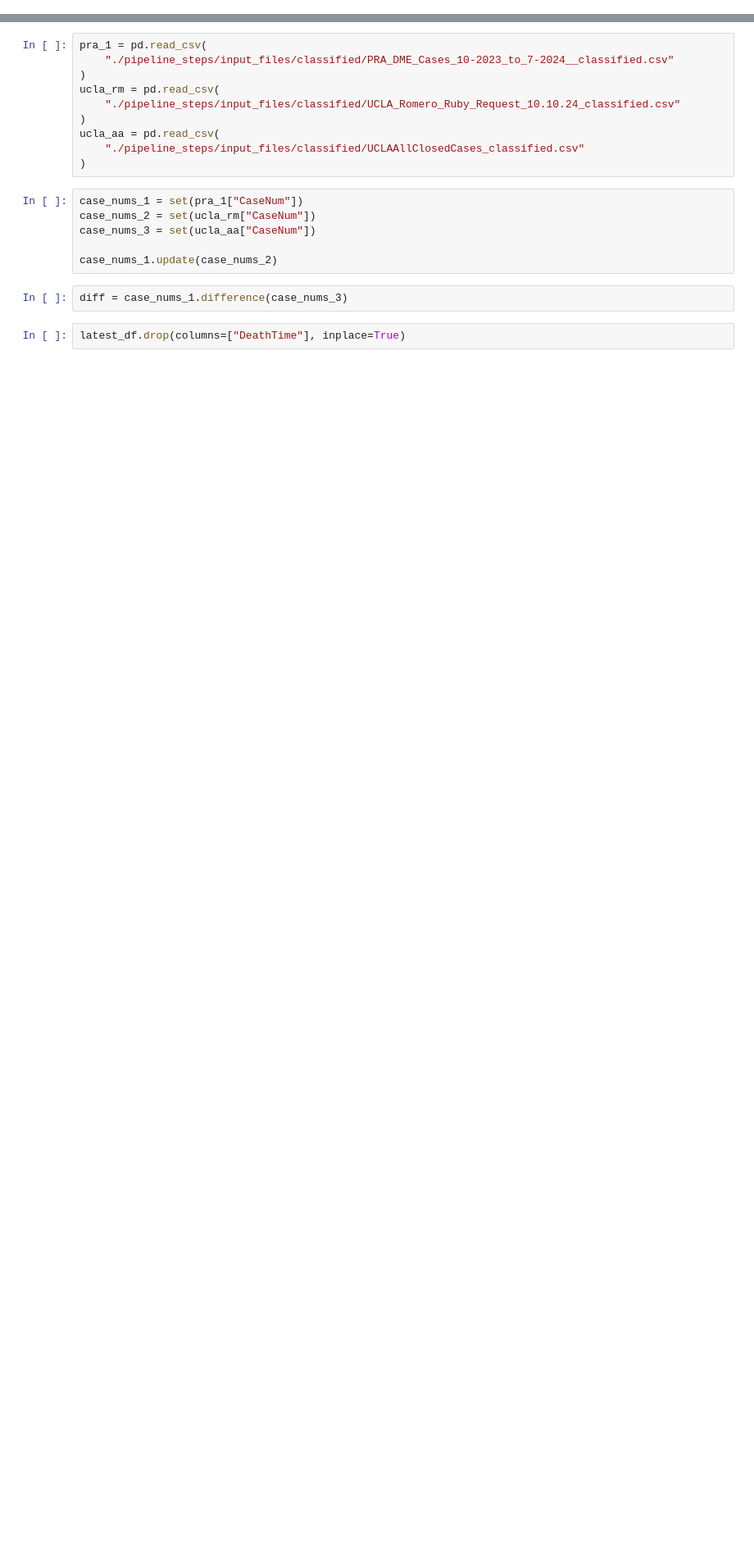
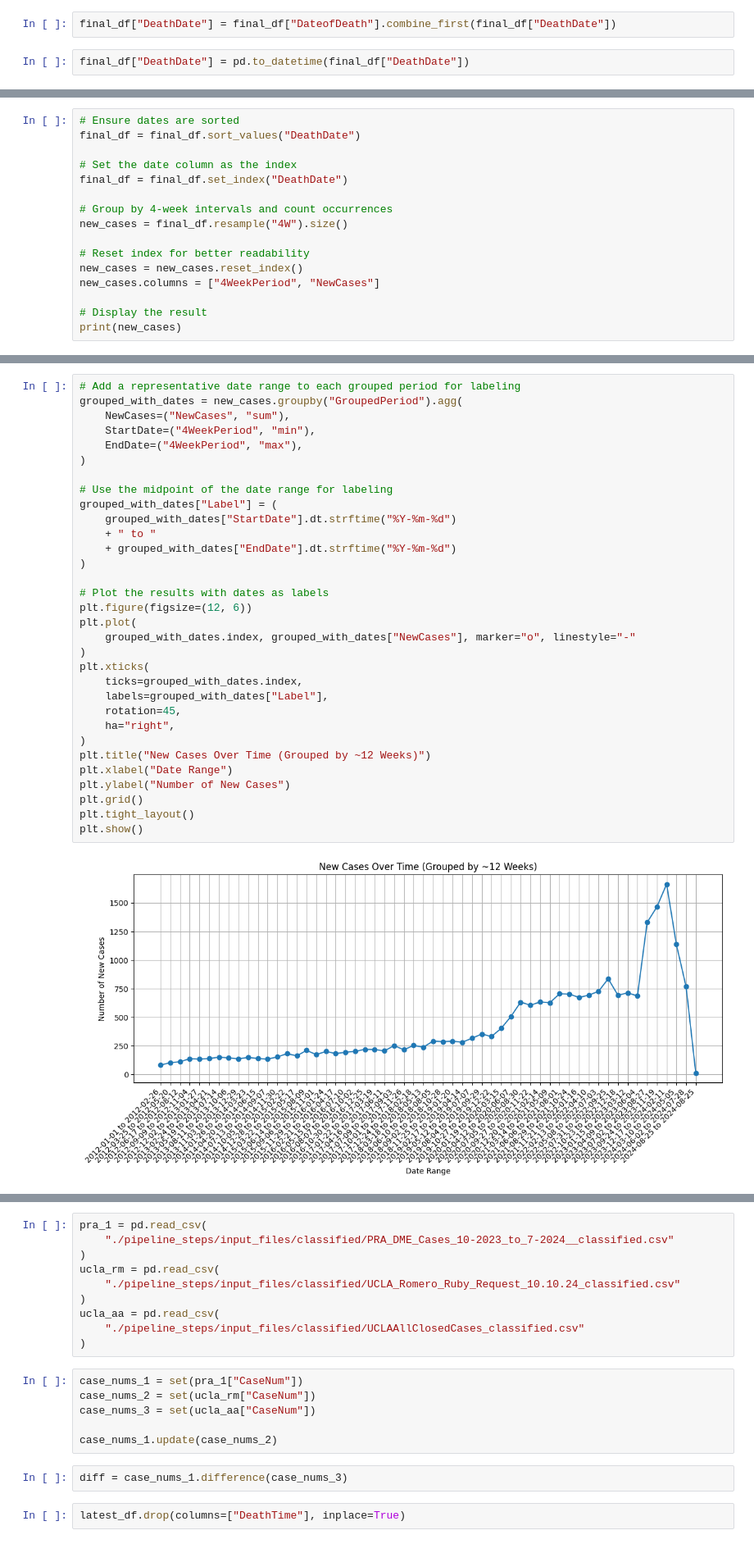
Before and after one commit to elemets/rosla-pipeline, a Jupyter notebook: pipeline/duplicate_check.ipynb, the cells around one changed output, grey strips where cells are left out. Shown at 82% size. Saved outputs shown, nothing was run; the diff lists cells and outputs as text; blank space fills up the shorter version.

```diff
--- a/pipeline/duplicate_check.ipynb
+++ b/pipeline/duplicate_check.ipynb
@@ -8,0 +37,4 @@ latest_df.columns
+# %%
+final_df["DeathDate"] = final_df["DateofDeath"].combine_first(final_df["DeathDate"])
+# %%
+final_df["DeathDate"] = pd.to_datetime(final_df["DeathDate"])
@@ -8,0 +43,16 @@ latest_df.columns
+# %%
+# Ensure dates are sorted
+final_df = final_df.sort_values("DeathDate")
+
+# Set the date column as the index
+final_df = final_df.set_index("DeathDate")
+
+# Group by 4-week intervals and count occurrences
+new_cases = final_df.resample("4W").size()
+
+# Reset index for better readability
+new_cases = new_cases.reset_index()
+new_cases.columns = ["4WeekPeriod", "NewCases"]
+
+# Display the result
+print(new_cases)
@@ -8,0 +74,34 @@ latest_df.columns
+# %%
+# Add a representative date range to each grouped period for labeling
+grouped_with_dates = new_cases.groupby("GroupedPeriod").agg(
+    NewCases=("NewCases", "sum"),
+    StartDate=("4WeekPeriod", "min"),
+    EndDate=("4WeekPeriod", "max"),
+)
+
+# Use the midpoint of the date range for labeling
+grouped_with_dates["Label"] = (
+    grouped_with_dates["StartDate"].dt.strftime("%Y-%m-%d")
+    + " to "
+    + grouped_with_dates["EndDate"].dt.strftime("%Y-%m-%d")
+)
+
+# Plot the results with dates as labels
+plt.figure(figsize=(12, 6))
+plt.plot(
+    grouped_with_dates.index, grouped_with_dates["NewCases"], marker="o", linestyle="-"
+)
+plt.xticks(
+    ticks=grouped_with_dates.index,
+    labels=grouped_with_dates["Label"],
+    rotation=45,
+    ha="right",
+)
+plt.title("New Cases Over Time (Grouped by ~12 Weeks)")
+plt.xlabel("Date Range")
+plt.ylabel("Number of New Cases")
+plt.grid()
+plt.tight_layout()
+plt.show()
+# %% [output]
+[figure, added]
```
Also changed, not shown: parts of 17 cells of this notebook, 12 other files.
